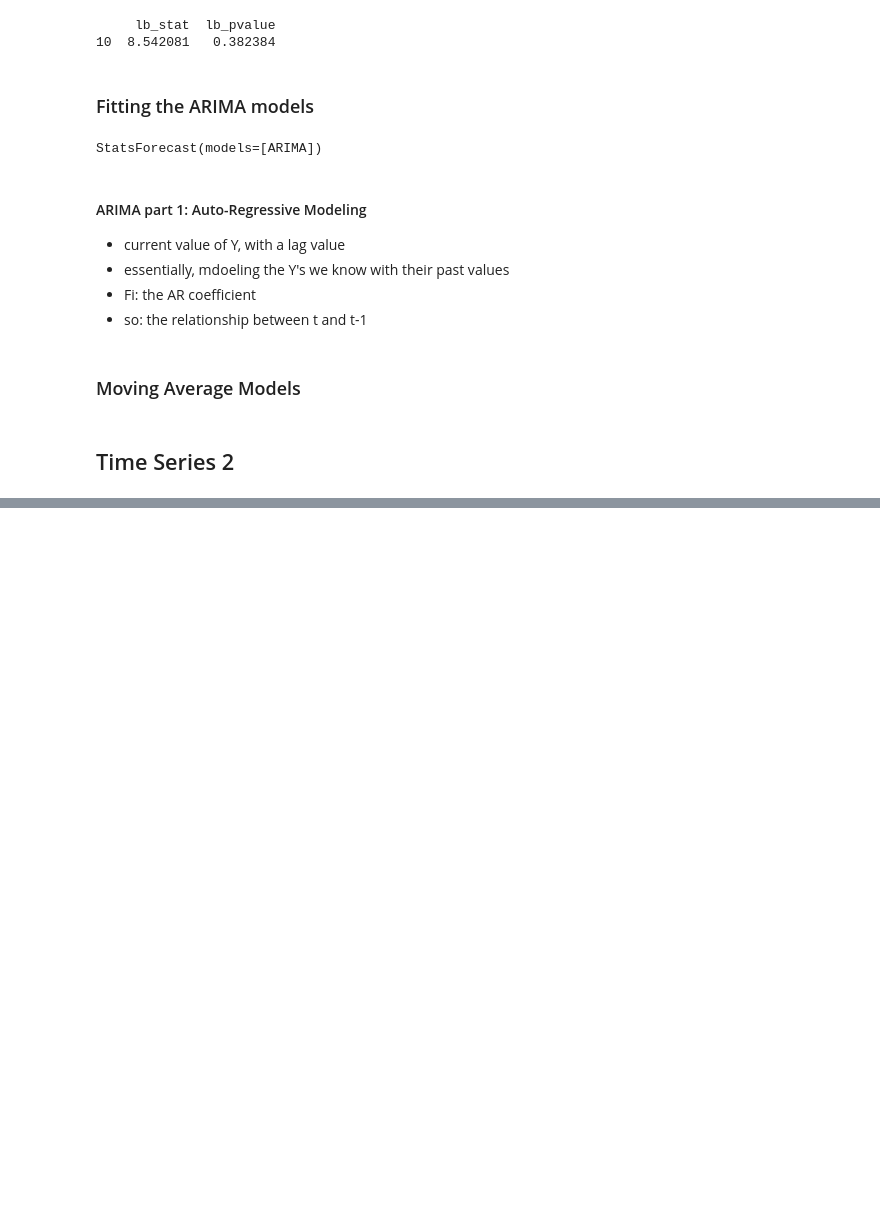
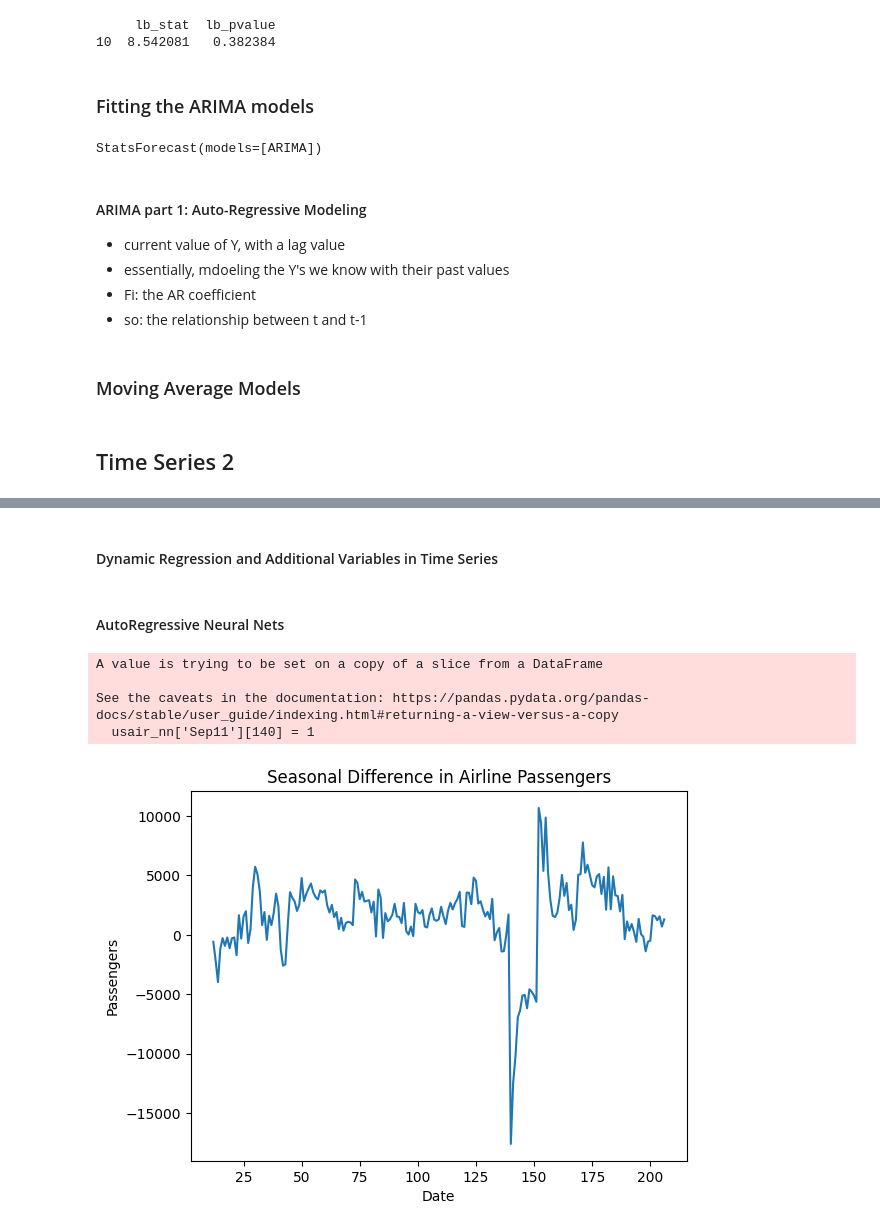
Before and after one commit to fred-lindsey/msa_ml_repo, a Jupyter notebook: time_series.ipynb, the cells around one changed output, grey strips where cells are left out. Saved outputs shown, nothing was run; the diff lists cells and outputs as text; code cells hidden in the pictures; blank space fills up the shorter version.

```diff
--- a/time_series.ipynb
+++ b/time_series.ipynb
@@ -990,2 +995,6 @@ TypeError: concat() takes 1 positional argument but 3 were given
 # %%
 plt.plot(data = pass_df, x)
+# %% [markdown]
+#### Dynamic Regression and Additional Variables in Time Series
+# %% [markdown]
+#### AutoRegressive Neural Nets
@@ -991,0 +1003,33 @@ plt.plot(data = pass_df, x)
+# %%
+import pandas as pd
+import matplotlib.pyplot as plt
+import sklearn
+
+usair=pd.read_csv("https://raw.githubusercontent.com/sjsimmo2/TimeSeries/master/usairlines.csv")
+
+usair_nn = usair
+
+usair_nn['diff'] = usair_nn['Passengers'] - usair_nn['Passengers'].shift(12)
+usair_nn['L1'] = usair_nn['diff'].shift()
+usair_nn['L12'] = usair_nn['diff'].shift(12)
+usair_nn['L24'] = usair_nn['diff'].shift(24)
+usair_nn['L36'] = usair_nn['diff'].shift(36)
+
+usair_nn['Sep11'] = 0
+usair_nn['Sep11'][140] = 1
+
+train_nn = usair_nn.head(207)
+test_nn = usair_nn.tail(12)
+
+plt.cla()
+plt.plot(train_nn["diff"].dropna())
+plt.xlabel("Date")
+plt.ylabel("Passengers")
+plt.title("Seasonal Difference in Airline Passengers")
+plt.show()
+# %% [output]
+A value is trying to be set on a copy of a slice from a DataFrame
+
+See the caveats in the documentation: https://pandas.pydata.org/pandas-docs/stable/user_guide/indexing.html#returning-a-view-versus-a-copy
+  usair_nn['Sep11'][140] = 1
+[figure, added]
```
Also changed, not shown: parts of 7 cells of this notebook, 39 other files.
